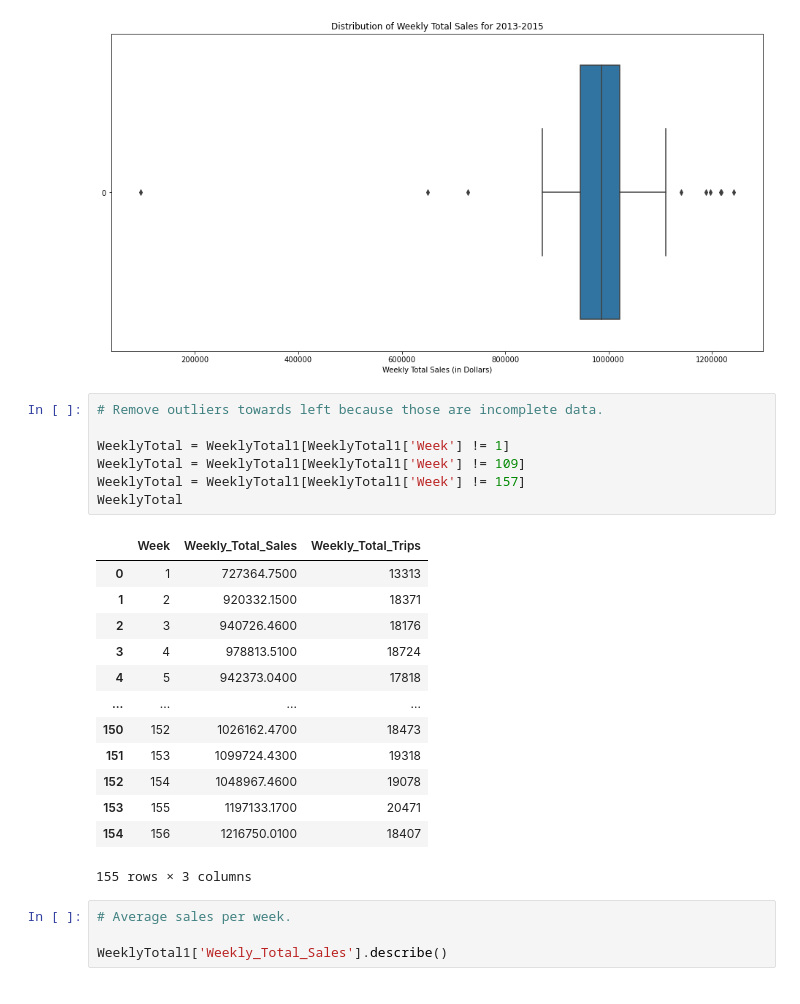
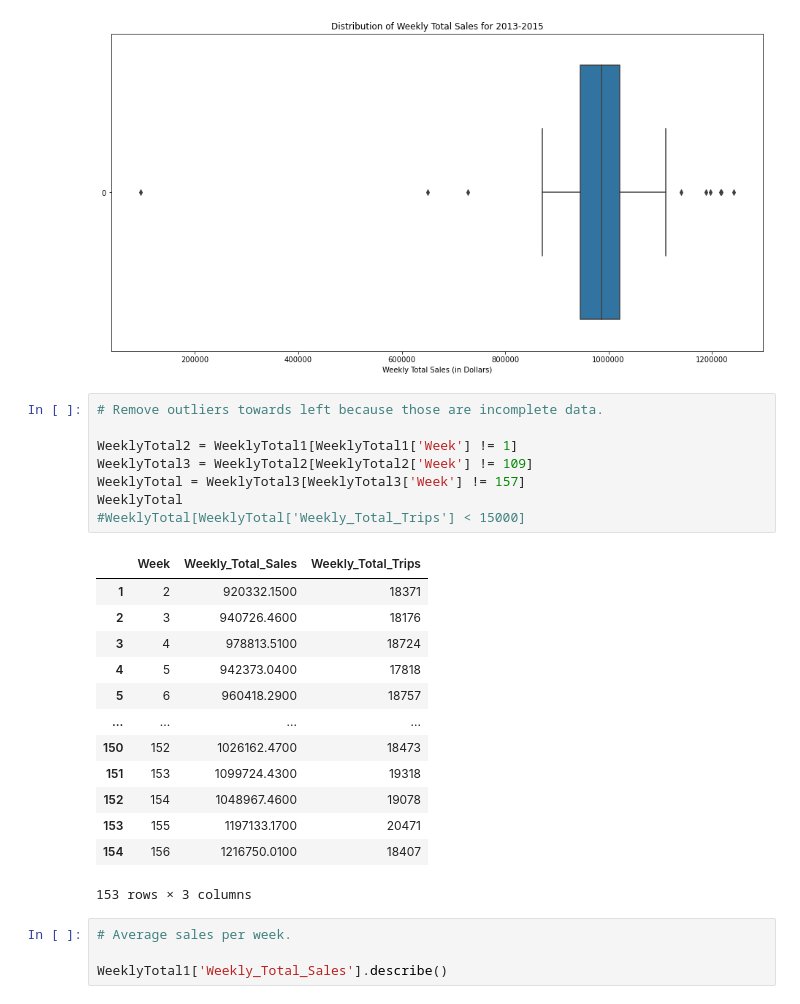
Before and after one commit to shubhamsakhuja/Customer-Segementation-and-Forecasting, a Jupyter notebook: Risk Analysis.ipynb, the cells around one changed output. Saved outputs shown, nothing was run; the diff lists cells and outputs as text.

```diff
--- a/Risk Analysis.ipynb
+++ b/Risk Analysis.ipynb
@@ -383,24 +383,25 @@ plt.ticklabel_format(style='plain', axis='x')
 # %%
 # Remove outliers towards left because those are incomplete data.
 
-WeeklyTotal = WeeklyTotal1[WeeklyTotal1['Week'] != 1]
-WeeklyTotal = WeeklyTotal1[WeeklyTotal1['Week'] != 109]
-WeeklyTotal = WeeklyTotal1[WeeklyTotal1['Week'] != 157]
+WeeklyTotal2 = WeeklyTotal1[WeeklyTotal1['Week'] != 1]
+WeeklyTotal3 = WeeklyTotal2[WeeklyTotal2['Week'] != 109]
+WeeklyTotal = WeeklyTotal3[WeeklyTotal3['Week'] != 157]
 WeeklyTotal
+#WeeklyTotal[WeeklyTotal['Weekly_Total_Trips'] < 15000]
 # %% [output]
 |  | Week | Weekly_Total_Sales | Weekly_Total_Trips |
-| 0 | 1 | 727364.7500 | 13313 |
 | 1 | 2 | 920332.1500 | 18371 |
 | 2 | 3 | 940726.4600 | 18176 |
 | 3 | 4 | 978813.5100 | 18724 |
 | 4 | 5 | 942373.0400 | 17818 |
+| 5 | 6 | 960418.2900 | 18757 |
 | ... | ... | ... | ... |
 | 150 | 152 | 1026162.4700 | 18473 |
 | 151 | 153 | 1099724.4300 | 19318 |
 | 152 | 154 | 1048967.4600 | 19078 |
 | 153 | 155 | 1197133.1700 | 20471 |
 | 154 | 156 | 1216750.0100 | 18407 |
-155 rows × 3 columns
+153 rows × 3 columns
 # %%
 # Average sales per week.
 
```
Also changed, not shown: parts of 7 cells of this notebook.
